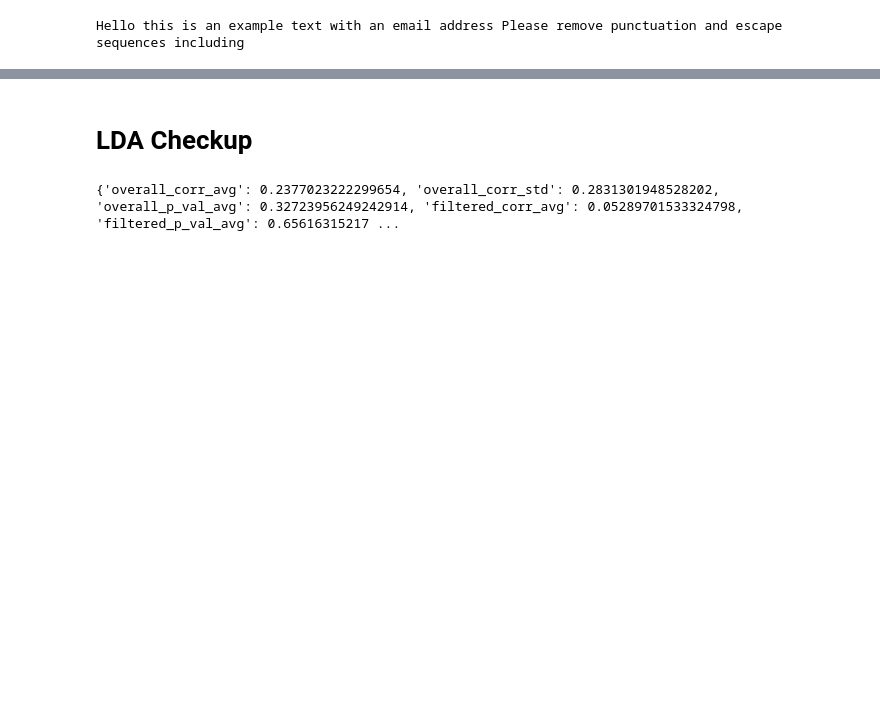
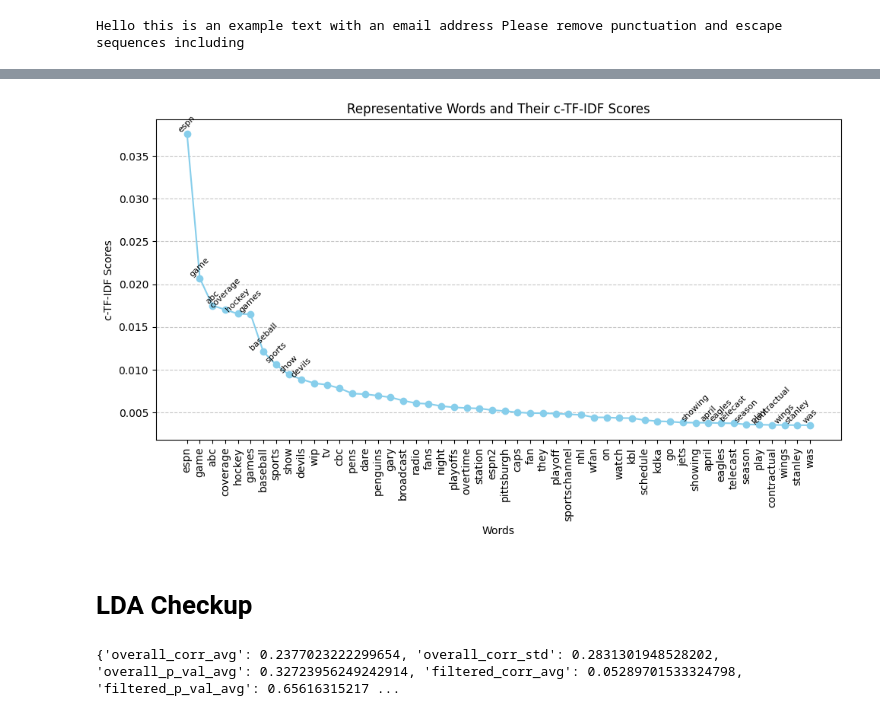
Before and after one commit to AbhilashPal/Faithful-Topic-Modeling, a Jupyter notebook: randomized_rankings_and_visualizations.ipynb, the cells around one changed output, grey strips where cells are left out. Cells and saved outputs as stored; diff of their text form; code cells hidden in the pictures; blank space fills up the shorter version.

```diff
--- a/randomized_rankings_and_visualizations.ipynb
+++ b/randomized_rankings_and_visualizations.ipynb
@@ -75,3 +90,31 @@ topic_model.get_topic(1)[-5:]
+# %%
+data = topic_model.get_topic(4)
+
+# # Sort the data based on the second value in each tuple (the frequency)
+sorted_data = data
+
+# Extracting words and frequencies
+words = [item[0] for item in sorted_data]
+frequencies = [item[1] for item in sorted_data]
+
+# Plotting
+plt.figure(figsize=(10, 6))
+plt.plot(words, frequencies, marker='o', color='skyblue', linestyle='-')
+plt.xlabel('Words')
+plt.ylabel('c-TF-IDF Scores')
+plt.title('Representative Words and Their c-TF-IDF Scores')
+plt.xticks(rotation=90)
+plt.grid(axis='y', linestyle='--', alpha=0.7)
+
+# Annotate top and bottom ten words
+for i, word in enumerate(words):
+    if i < 10 or i >= len(words) - 10:
+        plt.text(i, frequencies[i], word, ha='center', va='bottom', fontsize=8, color='black', rotation=45)
+
+plt.tight_layout()
+plt.show()
+# %% [output]
+[figure, added]
 # %% [markdown]
 # LDA Checkup
 # %%
```
Also changed, not shown: parts of 29 cells of this notebook, 21 other files.
